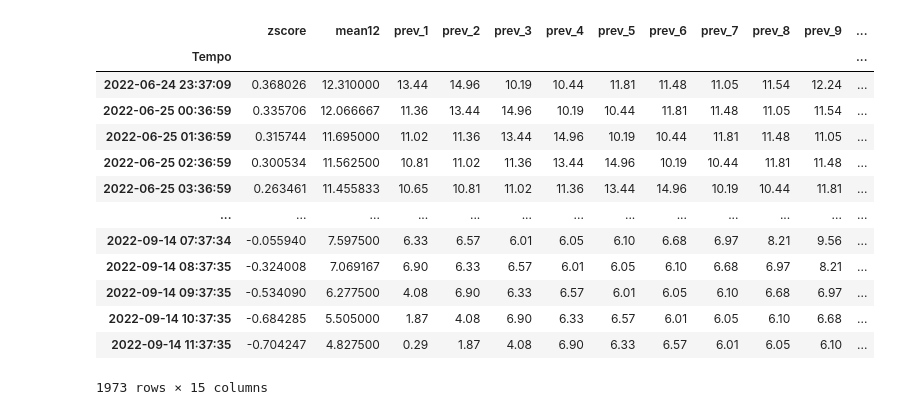
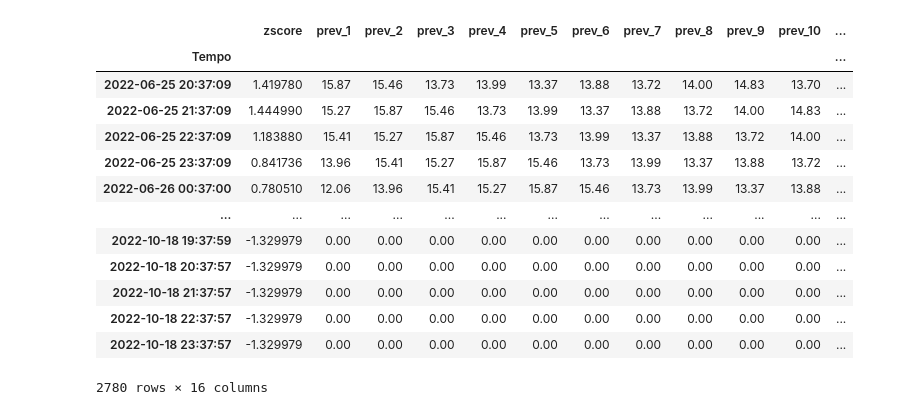
Before and after one commit to Francisc0F/projeto_licenciatura, a Jupyter notebook: caracterização de dados/Método random forest.ipynb, the cells around one changed output. Saved outputs shown, nothing was run; the diff lists cells and outputs as text; code cells hidden in the pictures.

```diff
--- a/caracterização de dados/Método random forest.ipynb
+++ b/caracterização de dados/Método random forest.ipynb
@@ -10,8 +10,14 @@ from datetime import datetime,timedelta
 import numpy  as np
 import scipy.stats as stats
 from sklearn.cluster import KMeans
+zscore_limit = 3
+def cleanUpOutliars(df):
+    df['Caudal'] = df['Caudal'].clip(upper=40, lower=-20)
+    df['zscore'] = stats.zscore(df.Caudal)
+    df['mean12'] = df['Caudal'].rolling(24).mean()
+    df.loc[df['zscore'] > zscore_limit, 'Caudal'] = df['mean12']
 
-zscore_limit = 3
+
 def dataPrep():
     # get data
     dfCaudal = pd.read_excel(r'caudal.xlsx')
@@ -23,23 +29,13 @@ def dataPrep():
     dfCaudal.set_index('Tempo', inplace=True)
     dfCaudal.dropna(inplace=True)
 
-    dfCaudal['zscore'] = stats.zscore(dfCaudal.Caudal)
-    dfCaudal['mean12'] = dfCaudal['Caudal'].rolling(12).mean()
-    dfCaudal.loc[dfCaudal['zscore'] > zscore_limit, 'Caudal'] = dfCaudal['mean12']
-
-    # add previous n values to collumn
-    n = 10
-    for i in range(n):
-        dfCaudal[f'prev_{i+1}'] = dfCaudal['Caudal'].shift(i+1)
-
-
-
-
     # split by invalid points - points where time diff is too big > 7
     dfCaudal['timediff'] = dfCaudal.index.to_series().diff()
     dfCaudal.dropna(inplace=True)
     dataSetCuts = dfCaudal[dfCaudal['timediff'] > timedelta(hours=7)]
-    dfCaudal =  dfCaudal[dfCaudal['Caudal'] != 0]
+
+    # zero values were considered
+    #dfCaudal =  dfCaudal[dfCaudal['Caudal'] != 0]
     dataSetCuts = pd.concat([dfCaudal.head(1), dataSetCuts, dfCaudal.tail(1)])
     dataSetLists = []
     prev_row = None
@@ -53,6 +49,13 @@ def dataPrep():
 
     # get first and second derivative
     for index, df in enumerate(dataSetLists):
+        cleanUpOutliars(df)
+
+         # add previous n(hours) values to collumn
+        n = 12
+        for i in range(n):
+            df[f'prev_{i+1}'] = df['Caudal'].shift(i+1)
+
         df['diff'] = df['Caudal'].diff()
         df['diff2'] = df['diff'].diff()
         df.dropna(inplace=True)
@@ -208,13 +191,14 @@ for index, df in enumerate(dataSetList):
 # %%
 def setSupervisedLearning(caudal):
     copyCaudal = caudal.copy()
-    copyCaudal = copyCaudal.drop(columns=['Caudal', 'Caudal_normalized', 'norm_x', 'norm_y','timediff'])
-    #cau['Weekday'] = cau.index.dayofweek
-    #cau['month'] = cau.index.month
-    # no data = '2022-06-13','2022-06-20', '2022-06-27',
-    #print(modified_dates)
+    copyCaudal = copyCaudal.drop(columns=['mean12', 'Caudal', 'Caudal_normalized','timediff'])
+    #copyCaudal = copyCaudal.drop(columns=['mean12', 'Caudal', 'Caudal_normalized', 'norm_x', 'norm_y','timediff'])
+
+    #copyCaudal['Y'] = [2 if caudal <= 0 else 1 if row in modified_dates else 0 for caudal, row in zip(copyCaudal['prev_1'], copyCaudal.index.date)]
+    #copyCaudal['Y'] = [2 if caudal <= 0 else 0 for caudal in copyCaudal['prev_1']]
     copyCaudal['Y'] = [1 if row in modified_dates else 0 for row in copyCaudal.index.date]
 
+    #print(copyCaudal.loc[copyCaudal['Y'] == 1].count())
     #cau = cau.loc[cau.index < '2022-6-09']
     copyCaudal.dropna(inplace=True)
     return copyCaudal
@@ -224,22 +208,22 @@ supervisedList = []
 for index, df in enumerate(dataSetList):
     supervisedList.append(setSupervisedLearning(df))
 # %%
-supervisedList[-1]
+supervisedList[3]
 # %% [output]
-|  | zscore | mean12 | prev_1 | prev_2 | prev_3 | prev_4 | prev_5 | prev_6 | prev_7 | prev_8 | prev_9 | ... |
+|  | zscore | prev_1 | prev_2 | prev_3 | prev_4 | prev_5 | prev_6 | prev_7 | prev_8 | prev_9 | prev_10 | ... |
 | Tempo |  |  |  |  |  |  |  |  |  |  |  | ... |
-| 2022-06-24 23:37:09 | 0.368026 | 12.310000 | 13.44 | 14.96 | 10.19 | 10.44 | 11.81 | 11.48 | 11.05 | 11.54 | 12.24 | ... |
-| 2022-06-25 00:36:59 | 0.335706 | 12.066667 | 11.36 | 13.44 | 14.96 | 10.19 | 10.44 | 11.81 | 11.48 | 11.05 | 11.54 | ... |
-| 2022-06-25 01:36:59 | 0.315744 | 11.695000 | 11.02 | 11.36 | 13.44 | 14.96 | 10.19 | 10.44 | 11.81 | 11.48 | 11.05 | ... |
-| 2022-06-25 02:36:59 | 0.300534 | 11.562500 | 10.81 | 11.02 | 11.36 | 13.44 | 14.96 | 10.19 | 10.44 | 11.81 | 11.48 | ... |
-| 2022-06-25 03:36:59 | 0.263461 | 11.455833 | 10.65 | 10.81 | 11.02 | 11.36 | 13.44 | 14.96 | 10.19 | 10.44 | 11.81 | ... |
+| 2022-06-25 20:37:09 | 1.419780 | 15.87 | 15.46 | 13.73 | 13.99 | 13.37 | 13.88 | 13.72 | 14.00 | 14.83 | 13.70 | ... |
+| 2022-06-25 21:37:09 | 1.444990 | 15.27 | 15.87 | 15.46 | 13.73 | 13.99 | 13.37 | 13.88 | 13.72 | 14.00 | 14.83 | ... |
+| 2022-06-25 22:37:09 | 1.183880 | 15.41 | 15.27 | 15.87 | 15.46 | 13.73 | 13.99 | 13.37 | 13.88 | 13.72 | 14.00 | ... |
+| 2022-06-25 23:37:09 | 0.841736 | 13.96 | 15.41 | 15.27 | 15.87 | 15.46 | 13.73 | 13.99 | 13.37 | 13.88 | 13.72 | ... |
+| 2022-06-26 00:37:00 | 0.780510 | 12.06 | 13.96 | 15.41 | 15.27 | 15.87 | 15.46 | 13.73 | 13.99 | 13.37 | 13.88 | ... |
 | ... | ... | ... | ... | ... | ... | ... | ... | ... | ... | ... | ... | ... |
-| 2022-09-14 07:37:34 | -0.055940 | 7.597500 | 6.33 | 6.57 | 6.01 | 6.05 | 6.10 | 6.68 | 6.97 | 8.21 | 9.56 | ... |
-| 2022-09-14 08:37:35 | -0.324008 | 7.069167 | 6.90 | 6.33 | 6.57 | 6.01 | 6.05 | 6.10 | 6.68 | 6.97 | 8.21 | ... |
-| 2022-09-14 09:37:35 | -0.534090 | 6.277500 | 4.08 | 6.90 | 6.33 | 6.57 | 6.01 | 6.05 | 6.10 | 6.68 | 6.97 | ... |
-| 2022-09-14 10:37:35 | -0.684285 | 5.505000 | 1.87 | 4.08 | 6.90 | 6.33 | 6.57 | 6.01 | 6.05 | 6.10 | 6.68 | ... |
-| 2022-09-14 11:37:35 | -0.704247 | 4.827500 | 0.29 | 1.87 | 4.08 | 6.90 | 6.33 | 6.57 | 6.01 | 6.05 | 6.10 | ... |
+| 2022-10-18 19:37:59 | -1.329979 | 0.00 | 0.00 | 0.00 | 0.00 | 0.00 | 0.00 | 0.00 | 0.00 | 0.00 | 0.00 | ... |
+| 2022-10-18 20:37:57 | -1.329979 | 0.00 | 0.00 | 0.00 | 0.00 | 0.00 | 0.00 | 0.00 | 0.00 | 0.00 | 0.00 | ... |
+| 2022-10-18 21:37:57 | -1.329979 | 0.00 | 0.00 | 0.00 | 0.00 | 0.00 | 0.00 | 0.00 | 0.00 | 0.00 | 0.00 | ... |
+| 2022-10-18 22:37:57 | -1.329979 | 0.00 | 0.00 | 0.00 | 0.00 | 0.00 | 0.00 | 0.00 | 0.00 | 0.00 | 0.00 | ... |
+| 2022-10-18 23:37:57 | -1.329979 | 0.00 | 0.00 | 0.00 | 0.00 | 0.00 | 0.00 | 0.00 | 0.00 | 0.00 | 0.00 | ... |
-1973 rows × 15 columns
+2780 rows × 16 columns
 # %%
 from sklearn.model_selection import train_test_split
 import sklearn
```
Also changed, not shown: parts of 8 cells of this notebook, 1 other file.
